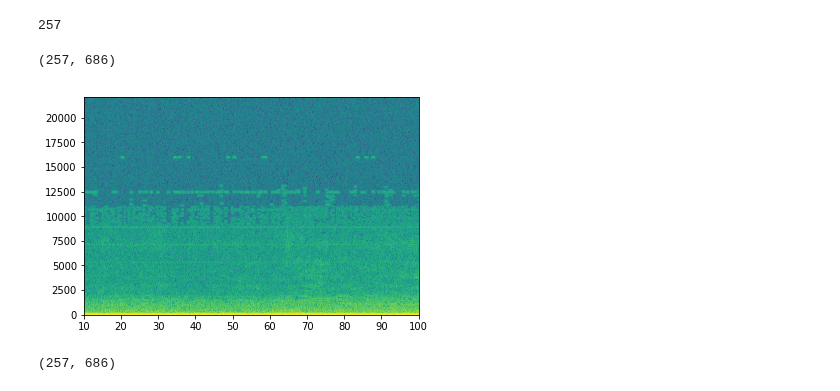
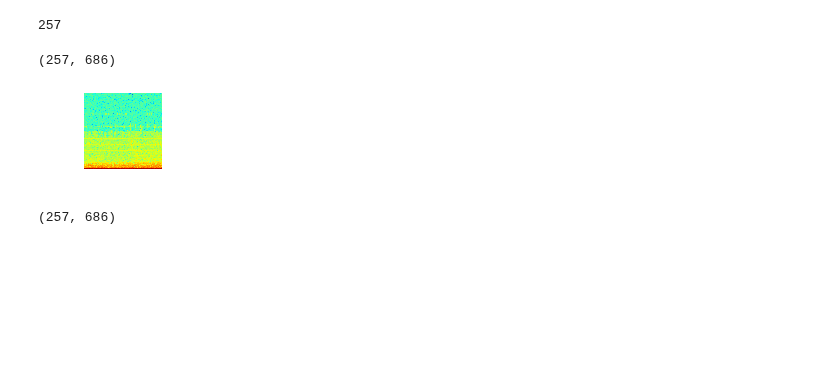
Before and after one commit to EWouters/Large-Scale-Machine-Learning-and-Deep-Learning---ID-2223, a Jupyter notebook: Lab/Final Project/Code/ScalableFinal.ipynb, the cells around one changed output. Saved outputs shown, nothing was run; the diff lists cells and outputs as text; code cells hidden in the pictures; blank space fills up the shorter version.

```diff
--- a/Lab/Final Project/Code/ScalableFinal.ipynb
+++ b/Lab/Final Project/Code/ScalableFinal.ipynb
@@ -30,12 +30,15 @@ samples
 # %% [output]
 array([440, 443, 446, ..., 447, 456, 459], dtype=int16)
 # %%
+# https://matplotlib.org/api/_as_gen/matplotlib.pyplot.specgram.html
+
 spectrum, freqs, t, im = plt.specgram(samples, NFFT=512, Fs=sample_rate, Fc=0, detrend=plt.mlab.detrend_none,
          window=plt.mlab.window_hanning, noverlap=384,
-         cmap=None, xextent=None, pad_to=None, sides='default',
+         cmap='jet', xextent=None, pad_to=None, sides='default',
          scale_by_freq=True, mode='default', scale='default')
-# cmap="jet"
+# cmap='jet'
 # cmap='gray'
+# cmap=None
 # %% [output]
 [figure]
 # %%
@@ -52,8 +55,11 @@ im.write_png("bee1001.png")
 # im.figure.savefig("bee1001.png", dpi=300)
-# %%
-display(im.figure)
-# %% [output]
-[figure, removed]
+# %%
+im.figure.set_size_inches(200/144,200/144)
+im.figure.frameon = False
+im.figure.axes[0].set_axis_off()
+display(im.figure)
+# %% [output]
+[figure, added]
 # %%
 im.get_size()
 # %% [output]
```
Also changed, not shown: parts of 30 cells of this notebook.
